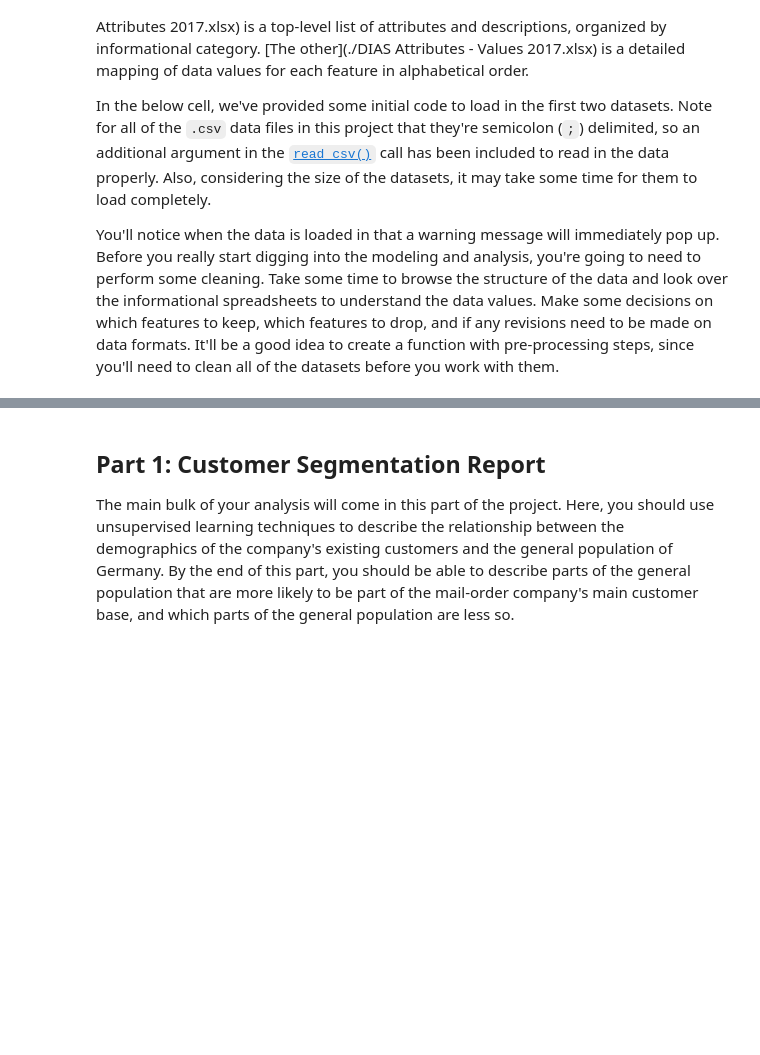
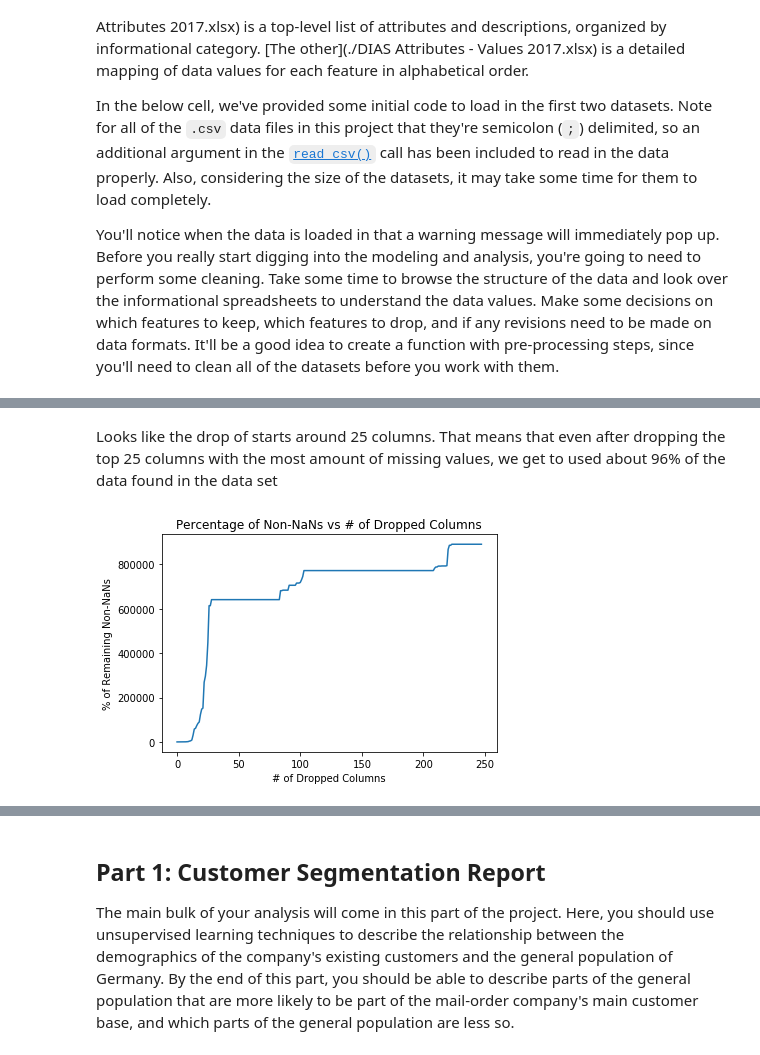
Before and after one commit to msarraj-edu/DSND_Capstone_Identifying_Customer_Segments, a Jupyter notebook: Arvato Project Workbook.ipynb, the cells around one changed output, grey strips where cells are left out. Drawn from its saved outputs; the diff is of its cells as text; code cells hidden in the pictures; blank space fills up the shorter version.

Commit message:
Add initial attempt to clean data (draft)

```diff
--- a/Arvato Project Workbook.ipynb
+++ b/Arvato Project Workbook.ipynb
@@ -58,0 +497,9 @@ customers = pd.read_csv('../../data/Term2/capstone/arvato_data/Udacity_CUSTOMERS
+# %% [markdown]
+Looks like the drop of starts around 25 columns. That means that even after dropping the top 25 columns with the most amount of missing values, we get to  used about 96% of the data found in the data set
+# %%
+plt.plot(range(len(num_of_rows_without_nans)), num_of_rows_without_nans);
+plt.title('Percentage of Non-NaNs vs # of Dropped Columns');
+plt.ylabel('% of Remaining Non-NaNs');
+plt.xlabel('# of Dropped Columns');
+# %% [output]
+[figure, added]
```
Also changed, not shown: parts of 65 cells of this notebook, 5 other files.
